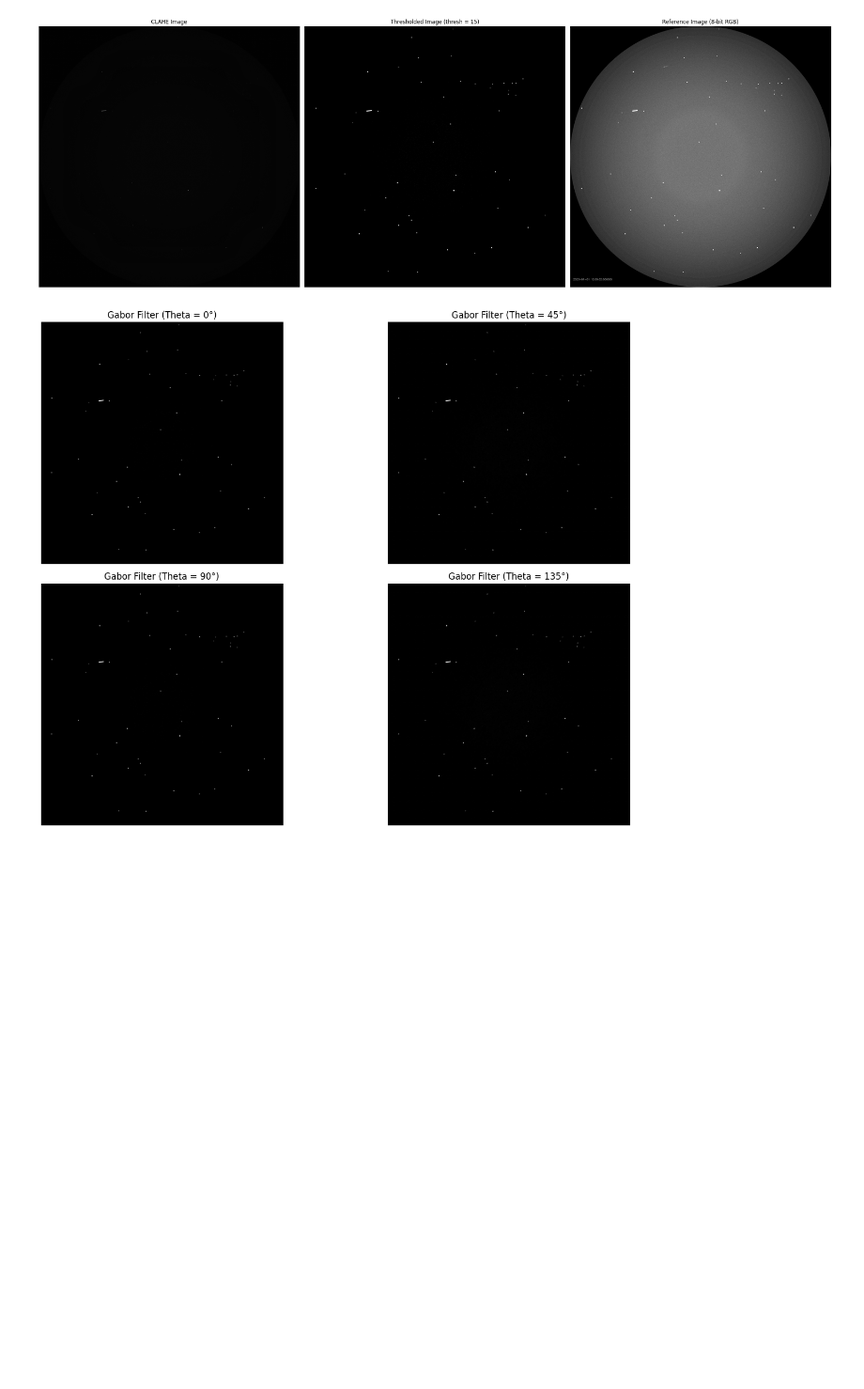
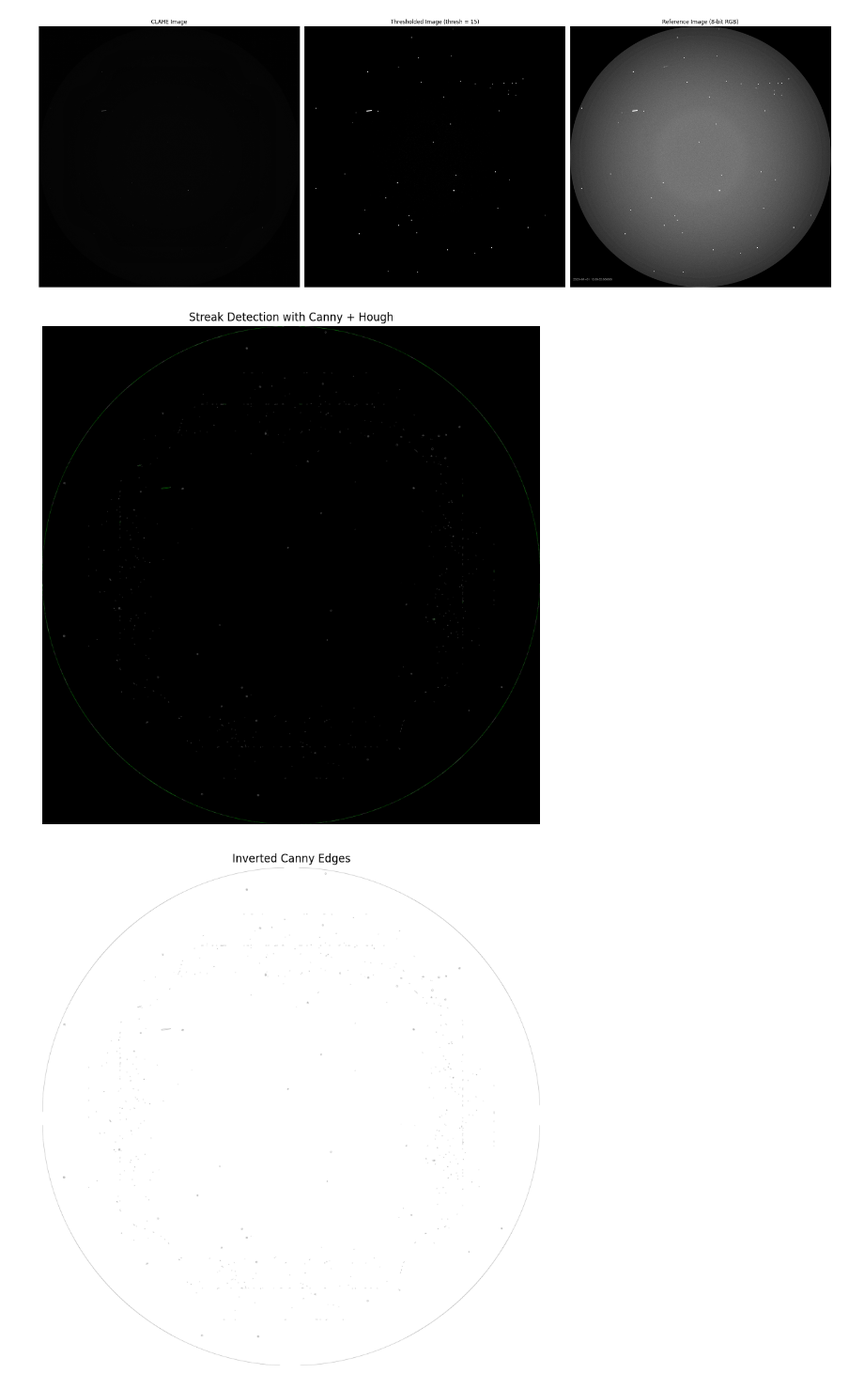
Before and after one commit to juicjaane/Streak-and-Stars, a Jupyter notebook: draft1.ipynb, the cells around one changed output. Shown at 94% size. Saved outputs shown, nothing was run; the diff lists cells and outputs as text; code cells hidden in the pictures; blank space fills up the shorter version.

```diff
--- a/attemp2.ipynb
+++ b/draft1.ipynb
@@ -169,16 +158,48 @@ def apply_gabor_filter(img, kernel_size=21, sigma=5.0, lambd=40.0, gamma=0.5, ps
-# %%
-# Apply the Gabor filter to the thresholded image
-filtered_images = apply_gabor_filter(thresh_img, kernel_size=21, sigma=5.0, lambd=40.0, gamma=5, psi=0)
-
-# Plot the results (filtered images for each orientation)
-plt.figure(figsize=(15, 10))
-for i, filtered_img in enumerate(filtered_images):
-    plt.subplot(2, 2, i + 1)
-    plt.imshow(filtered_img, cmap='gray')
-    plt.title(f'Gabor Filter (Theta = {i * 45}°)')
-    plt.axis('off')
-
-plt.tight_layout()
-plt.show()
-# %% [output]
-[figure, removed]
+# %%
+# Step 1: Apply CLAHE (if not already done)
+clahe = cv2.createCLAHE(clipLimit=2.0, tileGridSize=(8, 8))
+clahe_image = clahe.apply(image_8bit)
+
+# Step 2: Apply Gaussian blur to reduce noise before Canny
+blurred = cv2.GaussianBlur(clahe_image, (5, 5), 0)
+
+# Step 3: Canny Edge Detection
+edges = cv2.Canny(blurred, threshold1=10, threshold2=20)
+
+# Step 4: Detect Lines with Hough Transform on Canny edges
+lines = cv2.HoughLinesP(
+    edges,
+    rho=1,
+    theta=np.pi / 180,
+    threshold=10,
+    minLineLength=20,
+    maxLineGap=5
+)
+
+# Step 5: Draw lines
+line_img = cv2.cvtColor(edges, cv2.COLOR_GRAY2BGR)
+if lines is not None:
+    for line in lines:
+        x1, y1, x2, y2 = line[0]
+        cv2.line(line_img, (x1, y1), (x2, y2), (0, 255, 0), 1)
+
+# Step 6: Display
+plt.figure(figsize=(10  , 10))
+plt.imshow(line_img)
+plt.title("Streak Detection with Canny + Hough")
+plt.axis('off')
+plt.show()
+# Assuming 'edges' is the result from Canny
+inverted_edges = cv2.bitwise_not(edges)
+
+# Show inverted edges
+
+# Step 6: Display
+plt.figure(figsize=(10  , 10))
+plt.imshow(inverted_edges, cmap='gray')
+plt.title("Inverted Canny Edges")
+plt.axis('off')
+plt.show()
+# %% [output]
+[figure, added]
+[figure, added]
```
Also changed, not shown: parts of 6 cells of this notebook, 33 other files.
